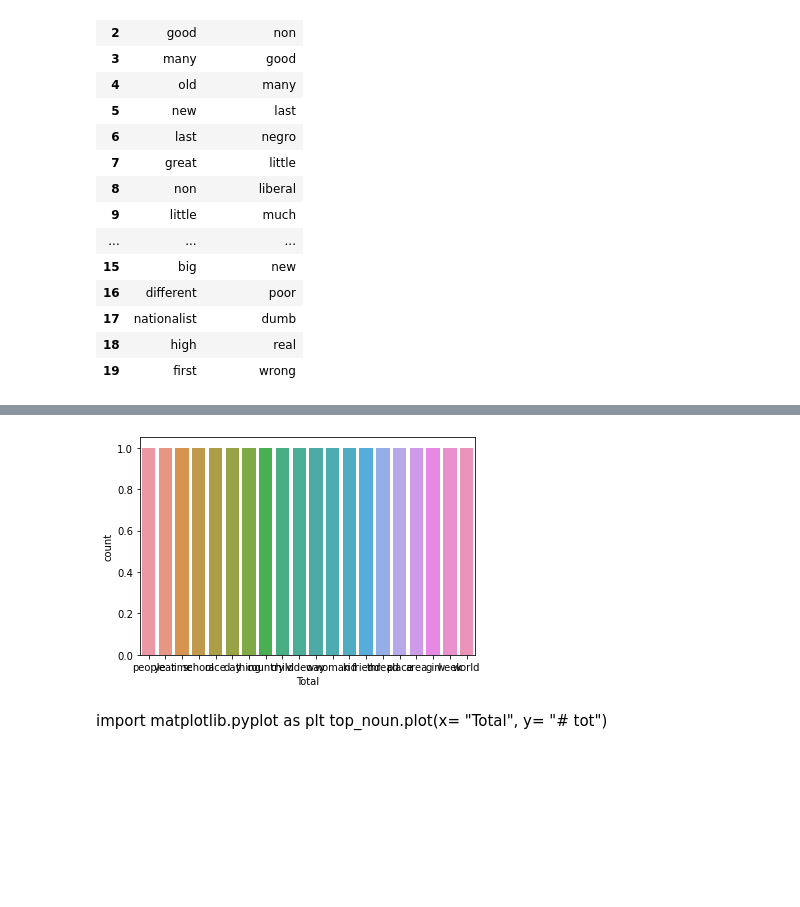
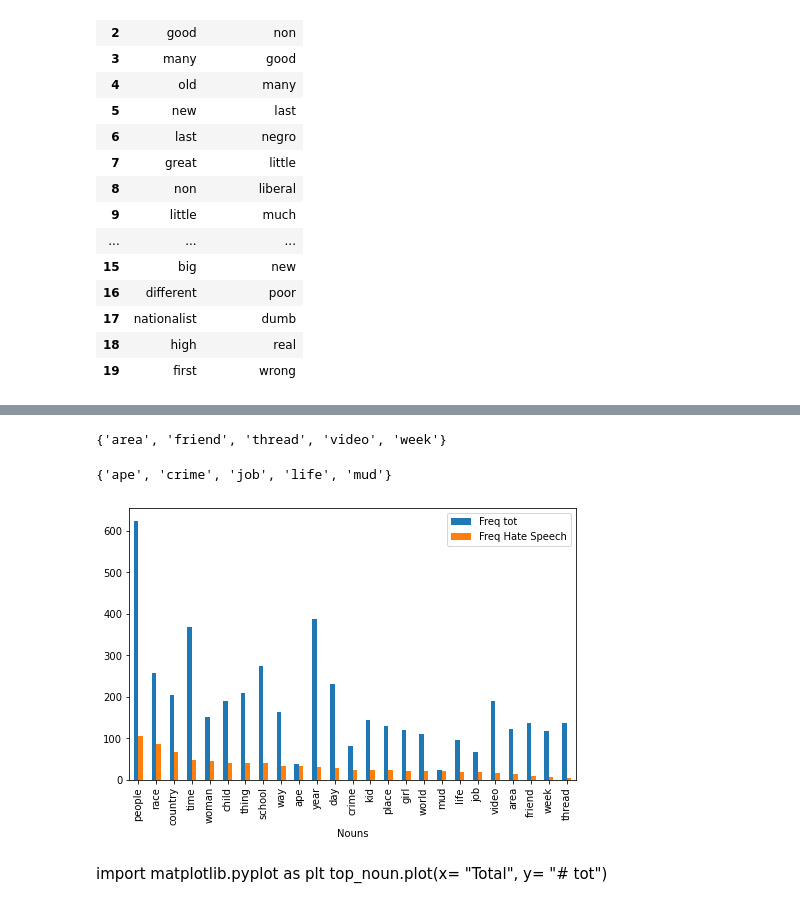
Before and after one commit to martinaviggiano/textsent_project, a Jupyter notebook: Hate Speech Detection Models.ipynb, the cells around one changed output, grey strips where cells are left out. Drawn from its saved outputs; the diff is of its cells as text; code cells hidden in the pictures; blank space fills up the shorter version.

```diff
--- a/Hate Speech Detection Models.ipynb
+++ b/Hate Speech Detection Models.ipynb
@@ -500,9 +531,26 @@ top_noun
-# %%
-import seaborn as sns
-sns.countplot(top_noun['Total'], label="Count")
-plt.show()
-# %% [output]
-[figure, removed]
+# %%
+set(top_noun["Total"].values) - set(top_noun["Hate Speech"].values)
+# %% [output]
+{'area', 'friend', 'thread', 'video', 'week'}
+# %%
+set(top_noun["Hate Speech"].values) - set(top_noun["Total"].values)
+# %% [output]
+{'ape', 'crime', 'job', 'life', 'mud'}
+# %%
+common_nouns = list(set(top_noun["Hate Speech"].values).union(set(top_noun["Total"].values)))
+# %%
+freq_common_tot = [noun_counter[x] for x in common_nouns]
+freq_common_hate = [noun_counter1[x] for x in common_nouns]
+# %%
+common_noun_df = pd.DataFrame({"Nouns" : common_nouns, "Freq tot": freq_common_tot, "Freq Hate Speech": freq_common_hate })
+# %%
+common_noun_df.sort_values(by=["Freq Hate Speech"], ascending= False, inplace=True)
+# %%
+import matplotlib.pyplot as plt
+common_noun_df.plot(x='Nouns', y=['Freq tot', 'Freq Hate Speech'], kind='bar', figsize=(8,5))
+plt.show()
+# %% [output]
+[figure, added]
 # %% [markdown]
 import matplotlib.pyplot as plt
 top_noun.plot(x= "Total", y= "# tot")
```
Also changed, not shown: parts of 19 cells of this notebook.
